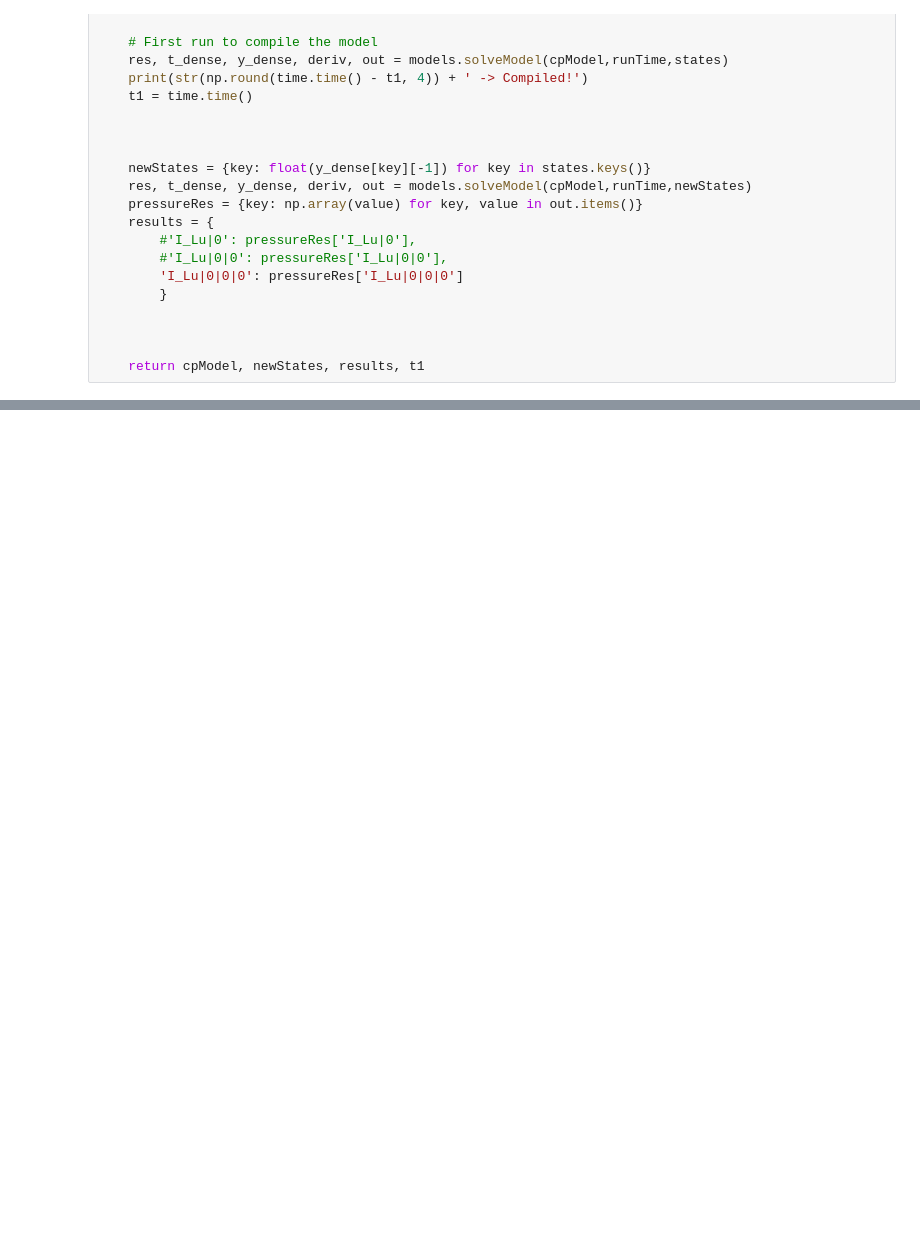
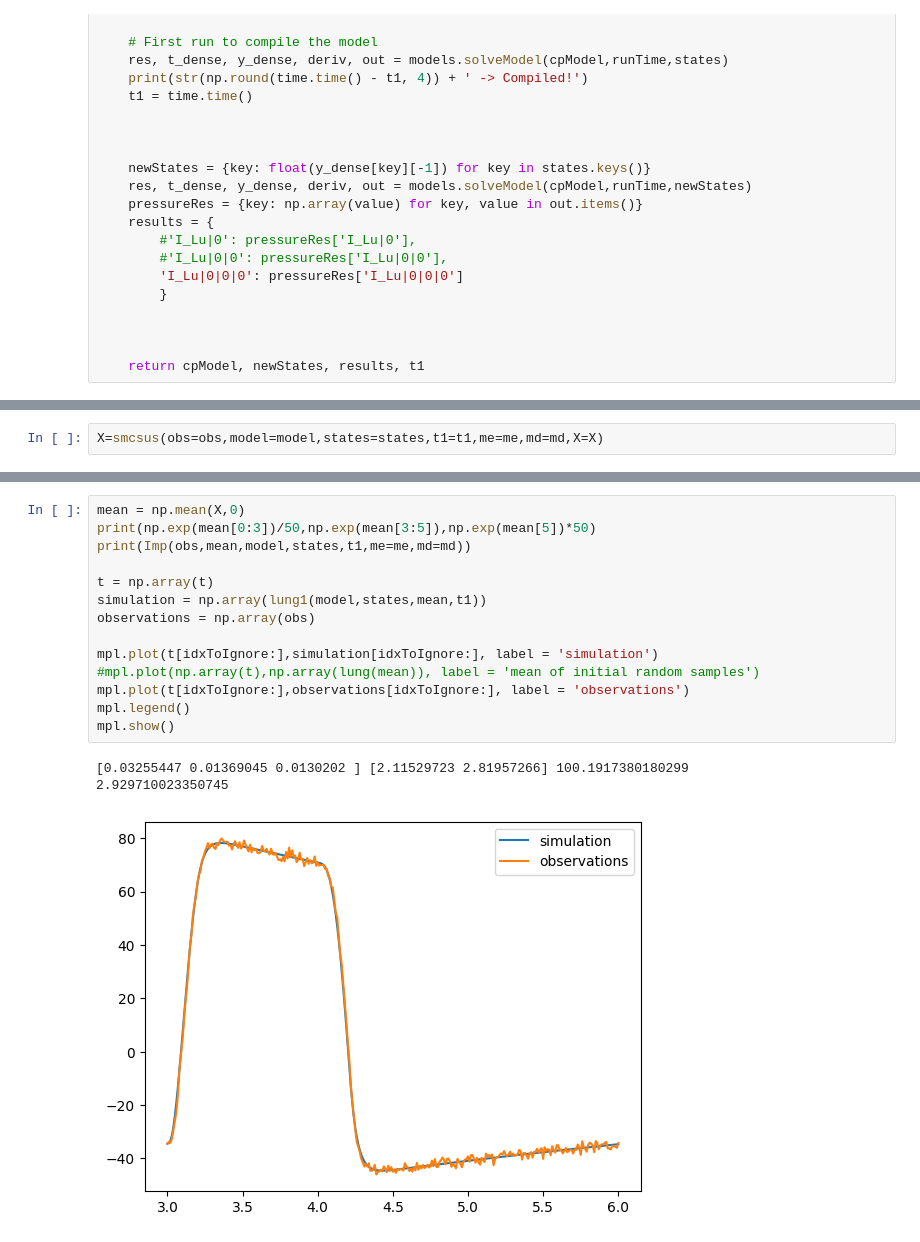
Before and after one commit to dejavu513/sequential-calibration, a Jupyter notebook: main.ipynb, the cells around one changed output, grey strips where cells are left out. Saved outputs shown, nothing was run; the diff lists cells and outputs as text; blank space fills up the shorter version.

```diff
--- a/main.ipynb
+++ b/main.ipynb
@@ -286,0 +403,2 @@ mpl.show()
+# %%
+X=smcsus(obs=obs,model=model,states=states,t1=t1,me=me,md=md,X=X)
@@ -286,0 +423,18 @@ mpl.show()
+# %%
+mean = np.mean(X,0)
+print(np.exp(mean[0:3])/50,np.exp(mean[3:5]),np.exp(mean[5])*50)
+print(Imp(obs,mean,model,states,t1,me=me,md=md))
+
+t = np.array(t)
+simulation = np.array(lung1(model,states,mean,t1))
+observations = np.array(obs)
+
+mpl.plot(t[idxToIgnore:],simulation[idxToIgnore:], label = 'simulation')
+#mpl.plot(np.array(t),np.array(lung(mean)), label = 'mean of initial random samples')
+mpl.plot(t[idxToIgnore:],observations[idxToIgnore:], label = 'observations')
+mpl.legend()
+mpl.show()
+# %% [output]
+[0.03255447 0.01369045 0.0130202 ] [2.11529723 2.81957266] 100.1917380180299
+2.929710023350745
+[figure, added]
```
Also changed, not shown: parts of 20 cells of this notebook.
